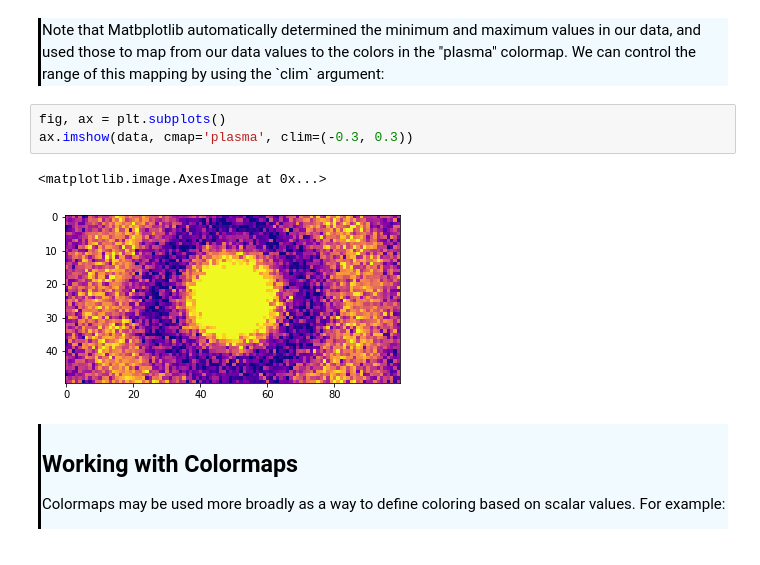
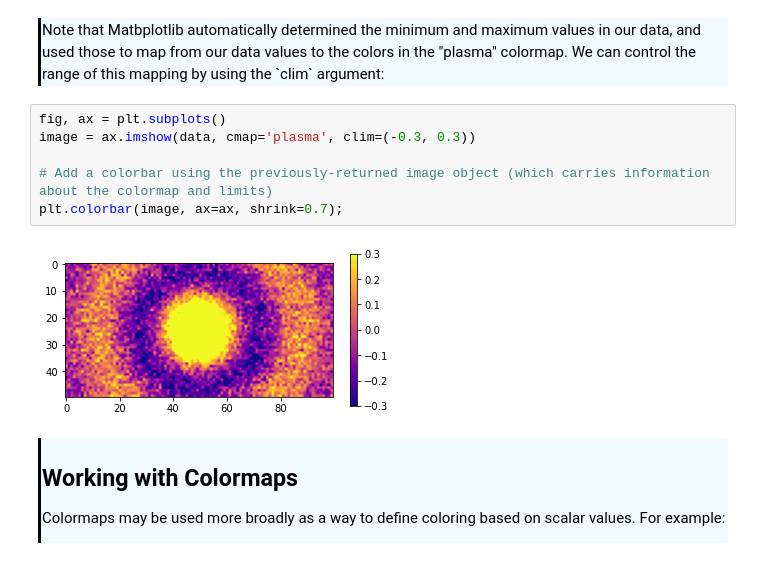
Before and after one commit to AllenInstitute/swdb_2022, a Jupyter notebook: PythonBootcamp/solutions/06_Introduction_to_Matplotlib_solutions.ipynb, the cells around one changed output. Cells and saved outputs as stored; diff of their text form.

```diff
--- a/PythonBootcamp/solutions/06_Introduction_to_Matplotlib_solutions.ipynb
+++ b/PythonBootcamp/solutions/06_Introduction_to_Matplotlib_solutions.ipynb
@@ -165,10 +181,12 @@ Note that Matbplotlib automatically determined the minimum and maximum values in
 </div>
 # %%
 fig, ax = plt.subplots()
-ax.imshow(data, cmap='plasma', clim=(-0.3, 0.3))
+image = ax.imshow(data, cmap='plasma', clim=(-0.3, 0.3))
+
+# Add a colorbar using the previously-returned image object (which carries information about the colormap and limits)
+plt.colorbar(image, ax=ax, shrink=0.7);
 # %% [output]
-<matplotlib.image.AxesImage at 0x...>
-[figure, old version]
+[figure, new version]
 # %% [markdown]
 <div style="border-left: 3px solid #000; padding: 1px; padding-left: 10px; background: #F0FAFF; ">
 <h2>Working with Colormaps</h2>
```
Also changed, not shown: parts of 11 cells of this notebook, 2 other files.
